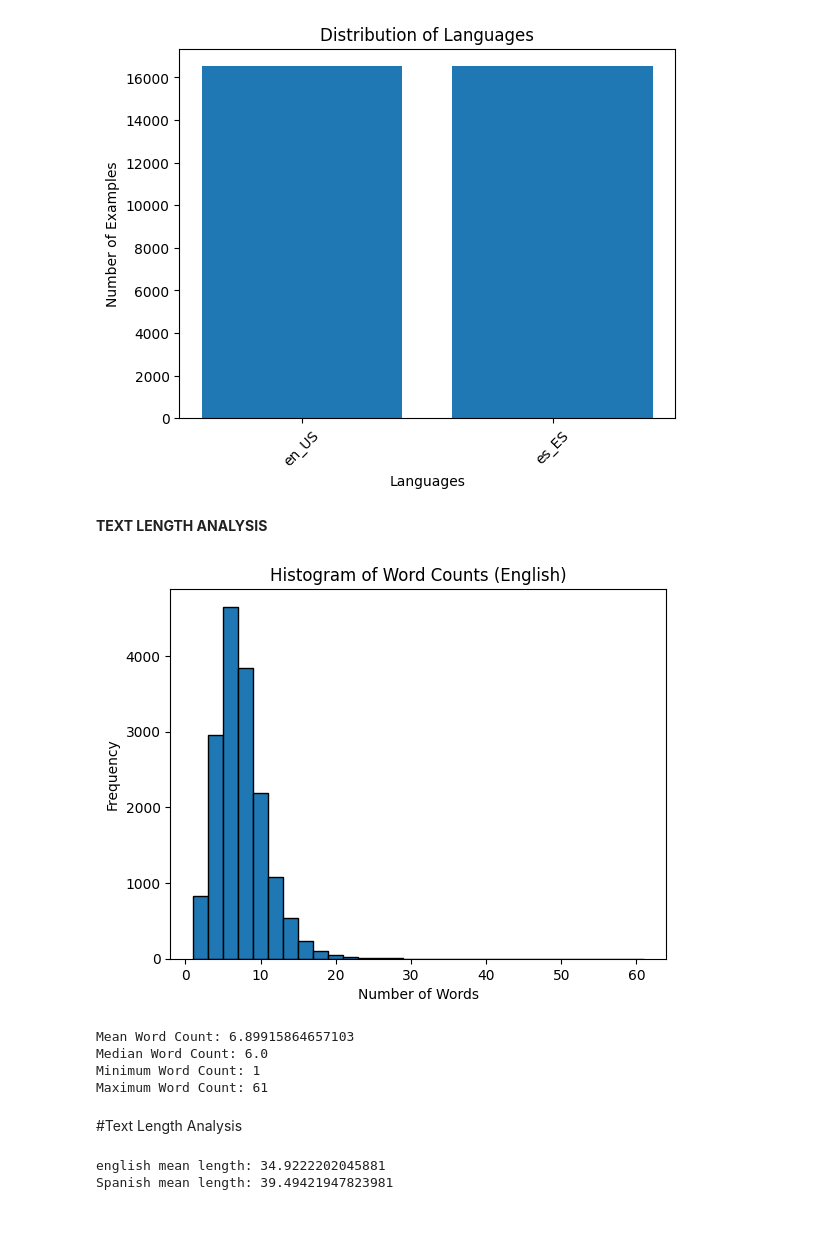
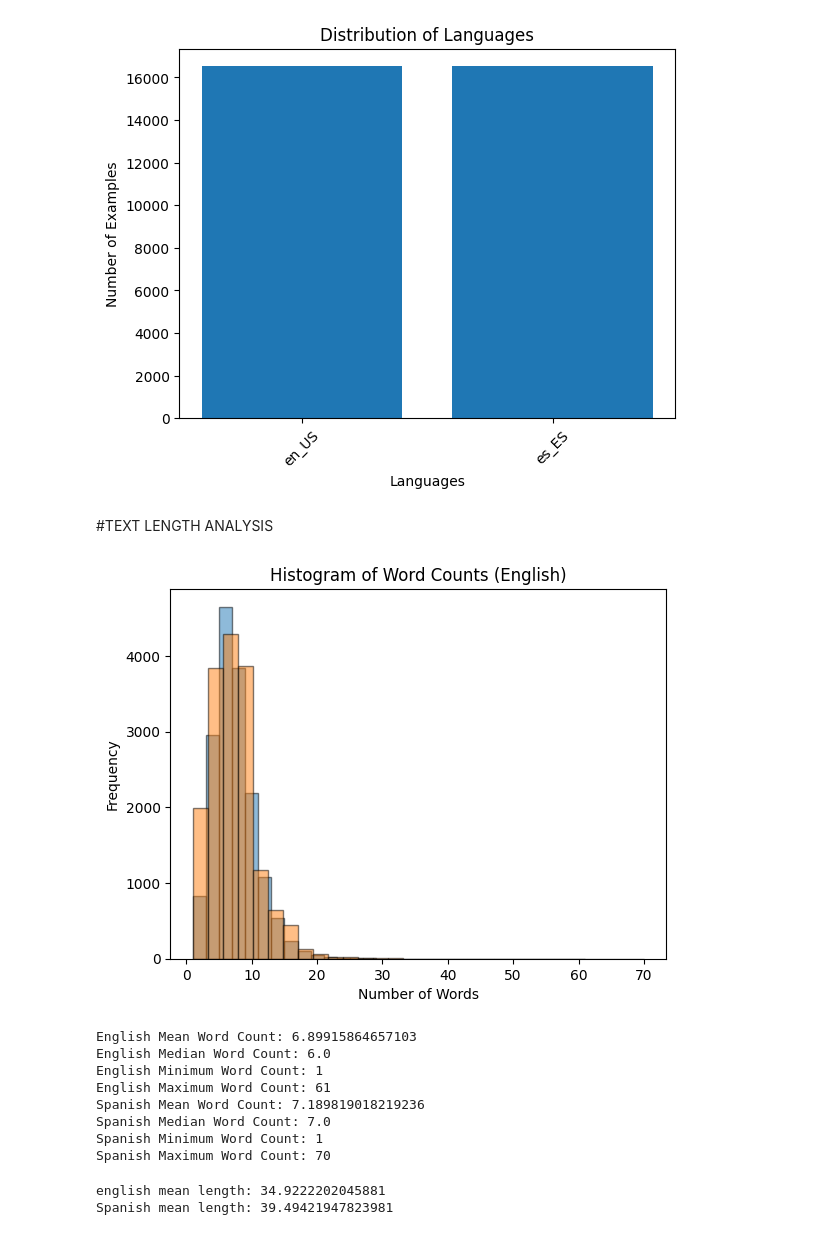
Before and after one commit to CoffeeTulip/CS39AA-Project, a Jupyter notebook: CS39AAFinal.ipynb, the cells around one changed output. Saved outputs shown, nothing was run; the diff lists cells and outputs as text; code cells hidden in the pictures.

Commit message:
Added Spanish to the text length analysis bar graph

```diff
--- a/CS39AAFinal.ipynb
+++ b/CS39AAFinal.ipynb
@@ -88,38 +70,55 @@ plt.show()
 # %% [output]
 [figure]
 # %% [markdown]
-**TEXT LENGTH ANALYSIS**
+#TEXT LENGTH ANALYSIS
 # %%
 english_text = df['en_US']
+spanish_text = df['es_ES']
 
 # Count the number of words (excluding spaces) in each text entry
 english_word_counts = english_text.apply(lambda x: len(x.split()))
+spanish_word_counts = spanish_text.apply(lambda x: len(x.split()))
+
 
 # Create a histogram of word counts
-plt.hist(english_word_counts, bins=30, edgecolor='black')
+plt.hist(english_word_counts, bins=30, edgecolor='black', alpha = 0.5)
+plt.hist(spanish_word_counts, bins=30, edgecolor='black', alpha = 0.5)
 plt.xlabel('Number of Words')
 plt.ylabel('Frequency')
 plt.title('Histogram of Word Counts (English)')
 plt.show()
 
-# Display summary statistics for word counts
-mean_word_count = english_word_counts.mean()
-median_word_count = english_word_counts.median()
-min_word_count = english_word_counts.min()
-max_word_count = english_word_counts.max()
 
-print(f"Mean Word Count: {mean_word_count}")
-print(f"Median Word Count: {median_word_count}")
-print(f"Minimum Word Count: {min_word_count}")
-print(f"Maximum Word Count: {max_word_count}")
+# Get and Display summary statistics for word counts
+E_mean_word_count = english_word_counts.mean()
+E_median_word_count = english_word_counts.median()
+E_min_word_count = english_word_counts.min()
+E_max_word_count = english_word_counts.max()
+
+S_mean_word_count = spanish_word_counts.mean()
+S_median_word_count = spanish_word_counts.median()
+S_min_word_count = spanish_word_counts.min()
+S_max_word_count = spanish_word_counts.max()
+
+print(f"English Mean Word Count: {E_mean_word_count}")
+print(f"English Median Word Count: {E_median_word_count}")
+print(f"English Minimum Word Count: {E_min_word_count}")
+print(f"English Maximum Word Count: {E_max_word_count}")
+
+print(f"Spanish Mean Word Count: {S_mean_word_count}")
+print(f"Spanish Median Word Count: {S_median_word_count}")
+print(f"Spanish Minimum Word Count: {S_min_word_count}")
+print(f"Spanish Maximum Word Count: {S_max_word_count}")
 # %% [output]
-[figure, old version]
+[figure, new version]
-Mean Word Count: 6.89915864657103
-Median Word Count: 6.0
-Minimum Word Count: 1
-Maximum Word Count: 61
+English Mean Word Count: 6.89915864657103
+English Median Word Count: 6.0
+English Minimum Word Count: 1
+English Maximum Word Count: 61
+Spanish Mean Word Count: 7.189819018219236
+Spanish Median Word Count: 7.0
+Spanish Minimum Word Count: 1
+Spanish Maximum Word Count: 70
-# %% [markdown]
-#Text Length Analysis
 # %%
 english_text_length = df['en_US'].apply(len)
 mean_length = english_text_length.mean()
```
Also changed, not shown: parts of 5 cells of this notebook.
